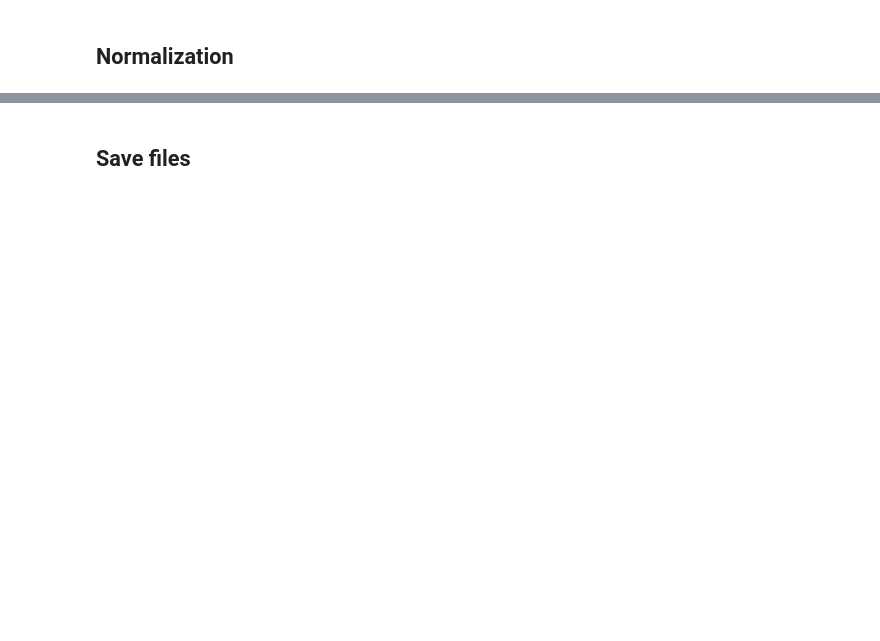
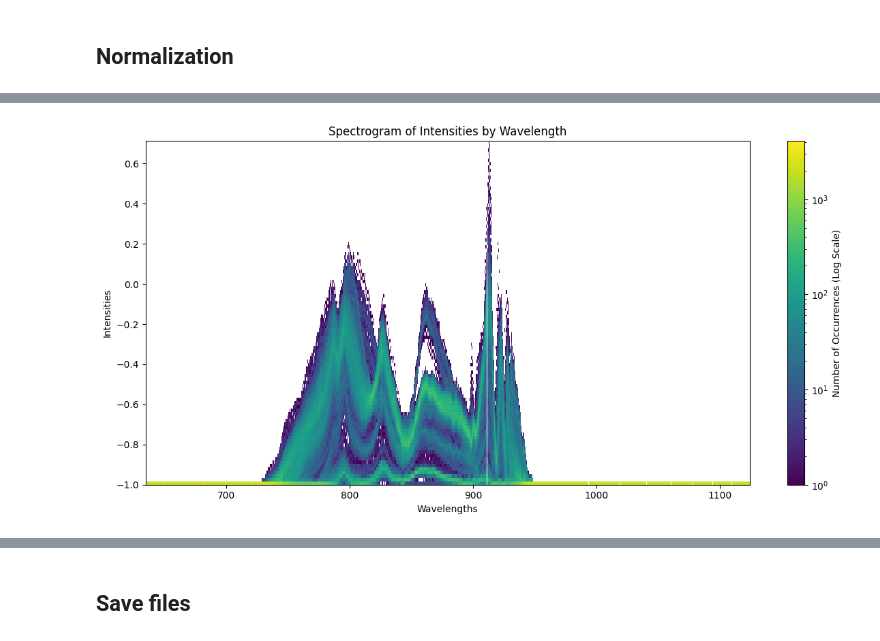
Before and after one commit to akapitanova/master_thesis, a Jupyter notebook: preprocessing/Normalization.ipynb, the cells around one changed output, grey strips where cells are left out. Cells and saved outputs as stored; diff of their text form; code cells hidden in the pictures; blank space fills up the shorter version.

```diff
--- a/preprocessing/Normalization.ipynb
+++ b/preprocessing/Normalization.ipynb
@@ -6,6 +6,7 @@ import numpy as np
 # %%
 data = pd.read_csv('../data/train_data_stg7.csv')
 data_test = pd.read_csv('../data/test_data_stg7.csv')
+data_val = pd.read_csv('../data/val_data_stg7.csv')
 # %%
 wavelengths_path = '../data/wavelengths.npy'
 wavelengths = np.load(wavelengths_path)
@@ -22,3 +23,8 @@ data_test = data_test.sort_values(by='Time')
+# %%
+data_val['Intensities'] = data_val['Intensities'].apply(lambda x: eval(x) if isinstance(x, str) else x)
+
+data_val['Time'] = pd.to_datetime(data_val['Time'])
+data_val = data_val.sort_values(by='Time')
 # %%
 data.head()
 # %% [output]
@@ -162,0 +178,7 @@ data_test.head()
+# %%
+data_val['Intensities'] = data_val['Intensities'].apply(lambda x: clip_and_normalize(x,
+                                                                             lower_bound_int,
+                                                                             upper_bound_int,
+                                                                             norm_min=-1,
+                                                                             norm_max=1))
+data_val.head()
@@ -194,0 +224,6 @@ create_spectrogram(wavelengths, intensities_test, label="Spectrogram of Intensit
+# %%
+intensities_val = data_val['Intensities']
+
+create_spectrogram(wavelengths, intensities_val, label="Spectrogram of Intensities by Wavelength")
+# %% [output]
+[figure, added]
```
Also changed, not shown: parts of 33 cells of this notebook, 25 other files.
